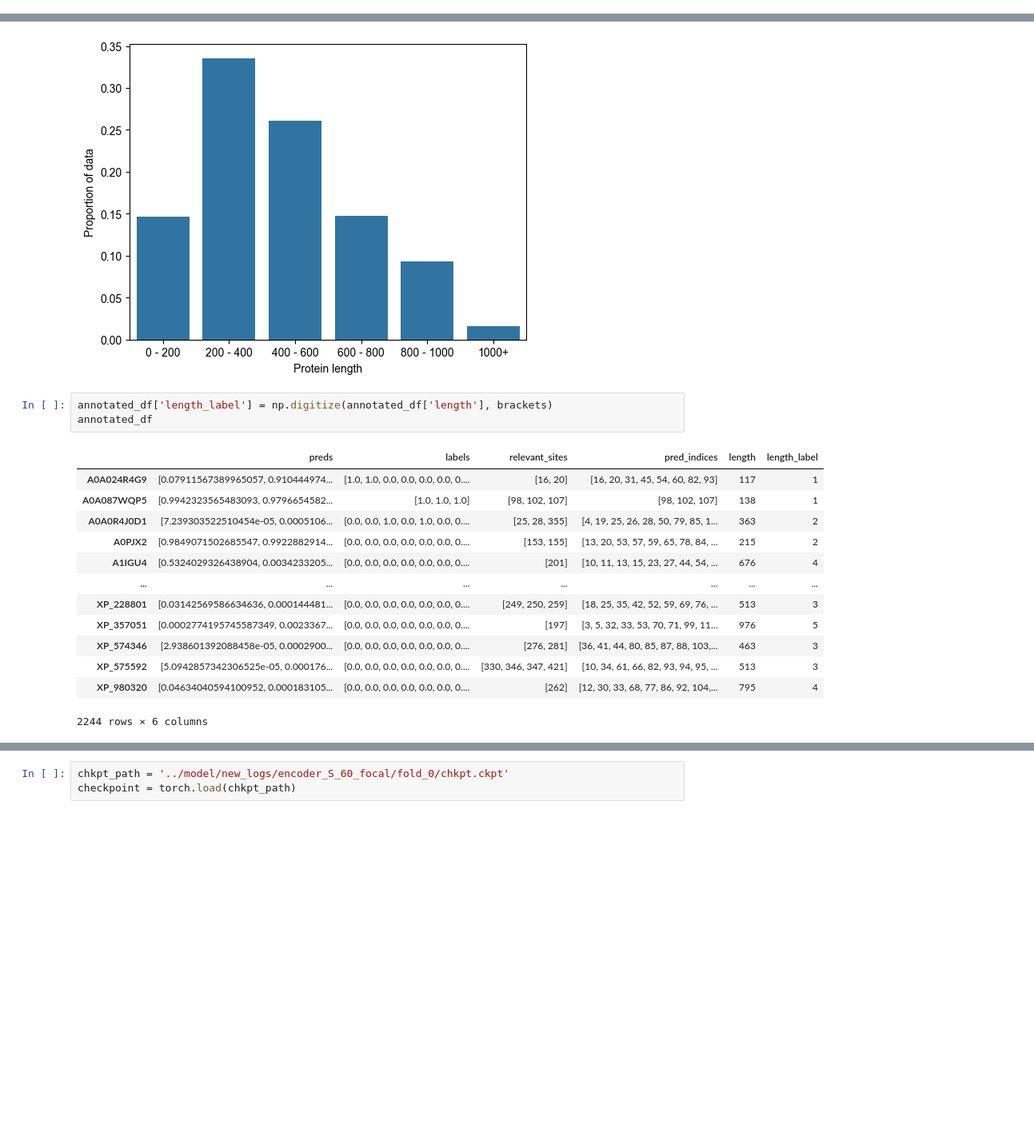
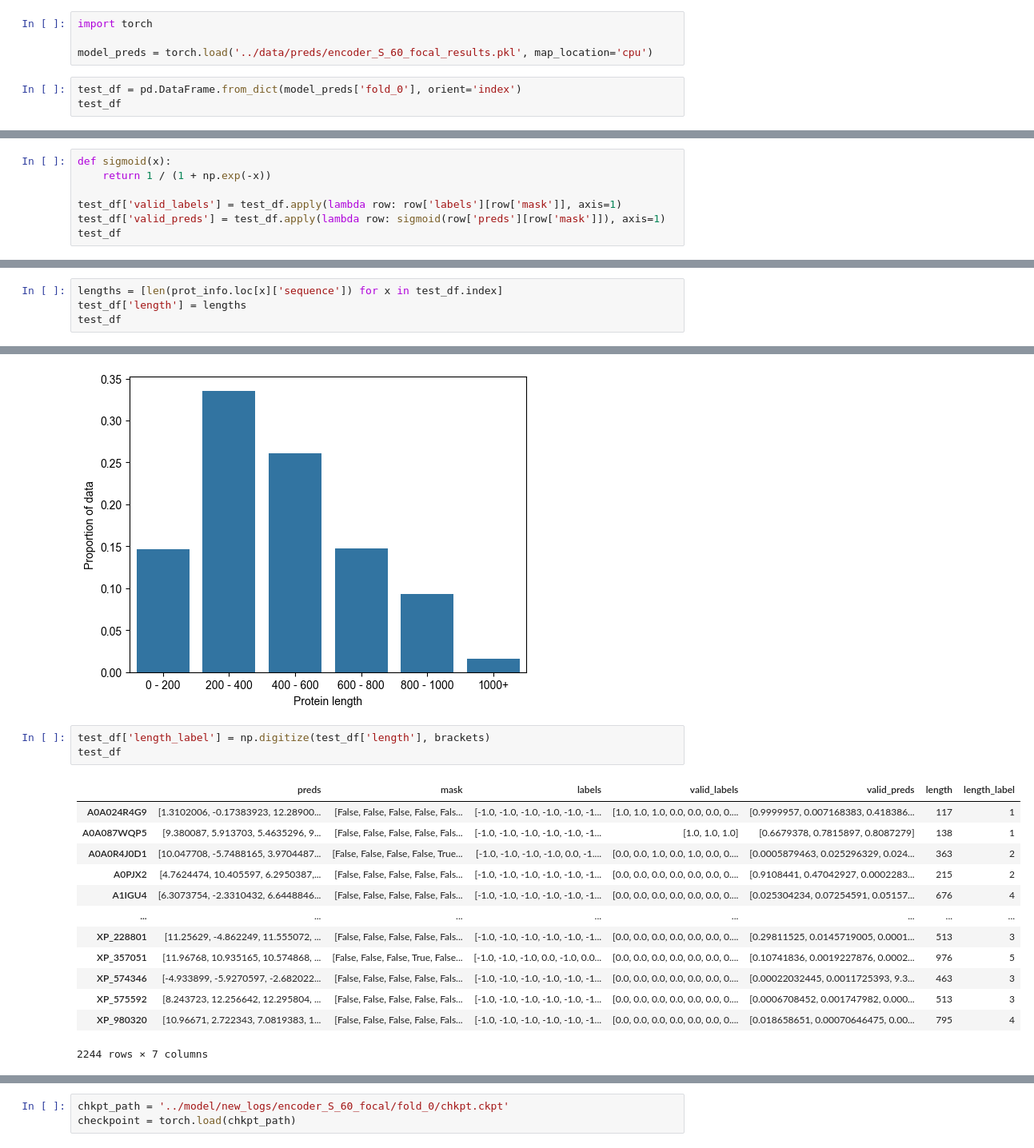
Before and after one commit to nexuso1/bio-research, a Jupyter notebook: notebooks/pred_analysis.ipynb, the cells around one changed output, grey strips where cells are left out. Shown at 80% size. Cells and saved outputs as stored; diff of their text form; blank space fills up the shorter version.

```diff
--- a/notebooks/pred_analysis.ipynb
+++ b/notebooks/pred_analysis.ipynb
@@ -227,0 +158,7 @@ with open('../data/preds/encoder_S_60_focal_preds_annotated.pt', 'r') as f:
+# %%
+import torch
+
+model_preds = torch.load('../data/preds/encoder_S_60_focal_results.pkl', map_location='cpu')
+# %%
+test_df = pd.DataFrame.from_dict(model_preds['fold_0'], orient='index')
+test_df
@@ -227,0 +179,7 @@ with open('../data/preds/encoder_S_60_focal_preds_annotated.pt', 'r') as f:
+# %%
+def sigmoid(x):
+    return 1 / (1 + np.exp(-x))
+
+test_df['valid_labels'] = test_df.apply(lambda row: row['labels'][row['mask']], axis=1)
+test_df['valid_preds'] = test_df.apply(lambda row: sigmoid(row['preds'][row['mask']]), axis=1)
+test_df
@@ -251,0 +203,4 @@ annotated_df
+# %%
+lengths = [len(prot_info.loc[x]['sequence']) for x in test_df.index]
+test_df['length'] = lengths
+test_df
@@ -268,20 +274,20 @@ ax.set(xlabel='Protein length', ylabel='Proportion of data')
 [Text(0.5, 0, 'Protein length'), Text(0, 0.5, 'Proportion of data')]
 [figure]
 # %%
-annotated_df['length_label'] = np.digitize(annotated_df['length'], brackets)
-annotated_df
+test_df['length_label'] = np.digitize(test_df['length'], brackets)
+test_df
 # %% [output]
-|  | preds | labels | relevant_sites | pred_indices | length | length_label |
-| A0A024R4G9 | [0.07911567389965057, 0.910444974... | [1.0, 1.0, 0.0, 0.0, 0.0, 0.0, 0.... | [16, 20] | [16, 20, 31, 45, 54, 60, 82, 93] | 117 | 1 |
-| A0A087WQP5 | [0.9942323565483093, 0.9796654582... | [1.0, 1.0, 1.0] | [98, 102, 107] | [98, 102, 107] | 138 | 1 |
-| A0A0R4J0D1 | [7.239303522510454e-05, 0.0005106... | [0.0, 0.0, 1.0, 0.0, 1.0, 0.0, 0.... | [25, 28, 355] | [4, 19, 25, 26, 28, 50, 79, 85, 1... | 363 | 2 |
-| A0PJX2 | [0.9849071502685547, 0.9922882914... | [0.0, 0.0, 0.0, 0.0, 0.0, 0.0, 0.... | [153, 155] | [13, 20, 53, 57, 59, 65, 78, 84, ... | 215 | 2 |
-| A1IGU4 | [0.5324029326438904, 0.0034233205... | [0.0, 0.0, 0.0, 0.0, 0.0, 0.0, 0.... | [201] | [10, 11, 13, 15, 23, 27, 44, 54, ... | 676 | 4 |
-| ... | ... | ... | ... | ... | ... | ... |
-| XP_228801 | [0.03142569586634636, 0.000144481... | [0.0, 0.0, 0.0, 0.0, 0.0, 0.0, 0.... | [249, 250, 259] | [18, 25, 35, 42, 52, 59, 69, 76, ... | 513 | 3 |
-| XP_357051 | [0.0002774195745587349, 0.0023367... | [0.0, 0.0, 0.0, 0.0, 0.0, 0.0, 0.... | [197] | [3, 5, 32, 33, 53, 70, 71, 99, 11... | 976 | 5 |
-| XP_574346 | [2.938601392088458e-05, 0.0002900... | [0.0, 0.0, 0.0, 0.0, 0.0, 0.0, 0.... | [276, 281] | [36, 41, 44, 80, 85, 87, 88, 103,... | 463 | 3 |
-| XP_575592 | [5.0942857342306525e-05, 0.000176... | [0.0, 0.0, 0.0, 0.0, 0.0, 0.0, 0.... | [330, 346, 347, 421] | [10, 34, 61, 66, 82, 93, 94, 95, ... | 513 | 3 |
-| XP_980320 | [0.04634040594100952, 0.000183105... | [0.0, 0.0, 0.0, 0.0, 0.0, 0.0, 0.... | [262] | [12, 30, 33, 68, 77, 86, 92, 104,... | 795 | 4 |
+|  | preds | mask | labels | valid_labels | valid_preds | length | length_label |
+| A0A024R4G9 | [1.3102006, -0.17383923, 12.28900... | [False, False, False, False, Fals... | [-1.0, -1.0, -1.0, -1.0, -1.0, -1... | [1.0, 1.0, 1.0, 0.0, 0.0, 0.0, 0.... | [0.9999957, 0.007168383, 0.418386... | 117 | 1 |
+| A0A087WQP5 | [9.380087, 5.913703, 5.4635296, 9... | [False, False, False, False, Fals... | [-1.0, -1.0, -1.0, -1.0, -1.0, -1... | [1.0, 1.0, 1.0] | [0.6679378, 0.7815897, 0.8087279] | 138 | 1 |
+| A0A0R4J0D1 | [10.047708, -5.7488165, 3.9704487... | [False, False, False, False, True... | [-1.0, -1.0, -1.0, -1.0, 0.0, -1.... | [0.0, 0.0, 1.0, 0.0, 1.0, 0.0, 0.... | [0.0005879463, 0.025296329, 0.024... | 363 | 2 |
+| A0PJX2 | [4.7624474, 10.405597, 6.2950387,... | [False, False, False, False, Fals... | [-1.0, -1.0, -1.0, -1.0, -1.0, -1... | [0.0, 0.0, 0.0, 0.0, 0.0, 0.0, 0.... | [0.9108441, 0.47042927, 0.0002283... | 215 | 2 |
+| A1IGU4 | [6.3073754, -2.3310432, 6.6448846... | [False, False, False, False, Fals... | [-1.0, -1.0, -1.0, -1.0, -1.0, -1... | [0.0, 0.0, 0.0, 0.0, 0.0, 0.0, 0.... | [0.025304234, 0.07254591, 0.05157... | 676 | 4 |
+| ... | ... | ... | ... | ... | ... | ... | ... |
+| XP_228801 | [11.25629, -4.862249, 11.555072, ... | [False, False, False, False, Fals... | [-1.0, -1.0, -1.0, -1.0, -1.0, -1... | [0.0, 0.0, 0.0, 0.0, 0.0, 0.0, 0.... | [0.29811525, 0.0145719005, 0.0001... | 513 | 3 |
+| XP_357051 | [11.96768, 10.935165, 10.574868, ... | [False, False, False, True, False... | [-1.0, -1.0, -1.0, 0.0, -1.0, 0.0... | [0.0, 0.0, 0.0, 0.0, 0.0, 0.0, 0.... | [0.10741836, 0.0019227876, 0.0002... | 976 | 5 |
+| XP_574346 | [-4.933899, -5.9270597, -2.682022... | [False, False, False, False, Fals... | [-1.0, -1.0, -1.0, -1.0, -1.0, -1... | [0.0, 0.0, 0.0, 0.0, 0.0, 0.0, 0.... | [0.00022032445, 0.0011725393, 9.3... | 463 | 3 |
+| XP_575592 | [8.243723, 12.256642, 12.295804, ... | [False, False, False, False, Fals... | [-1.0, -1.0, -1.0, -1.0, -1.0, -1... | [0.0, 0.0, 0.0, 0.0, 0.0, 0.0, 0.... | [0.0006708452, 0.001747982, 0.000... | 513 | 3 |
+| XP_980320 | [10.96671, 2.722343, 7.0819383, 1... | [False, False, False, False, Fals... | [-1.0, -1.0, -1.0, -1.0, -1.0, -1... | [0.0, 0.0, 0.0, 0.0, 0.0, 0.0, 0.... | [0.018658651, 0.00070646475, 0.00... | 795 | 4 |
-2244 rows × 6 columns
+2244 rows × 7 columns
 # %%
```
Also changed, not shown: parts of 23 cells of this notebook.
